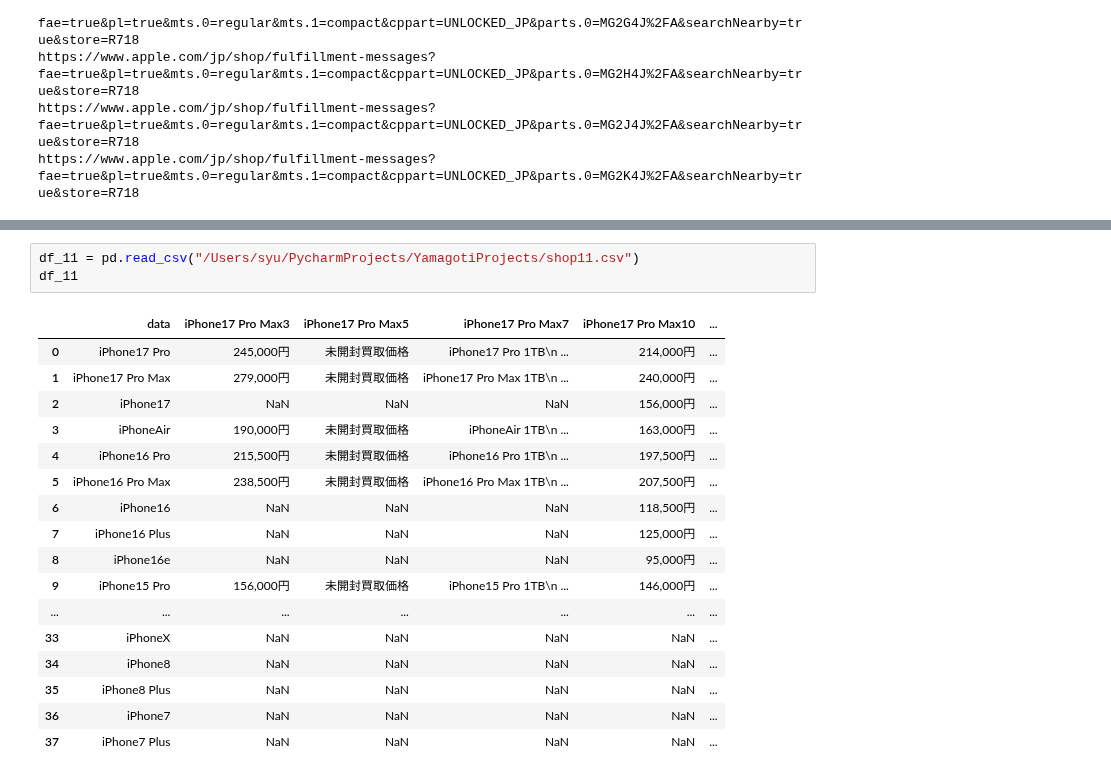
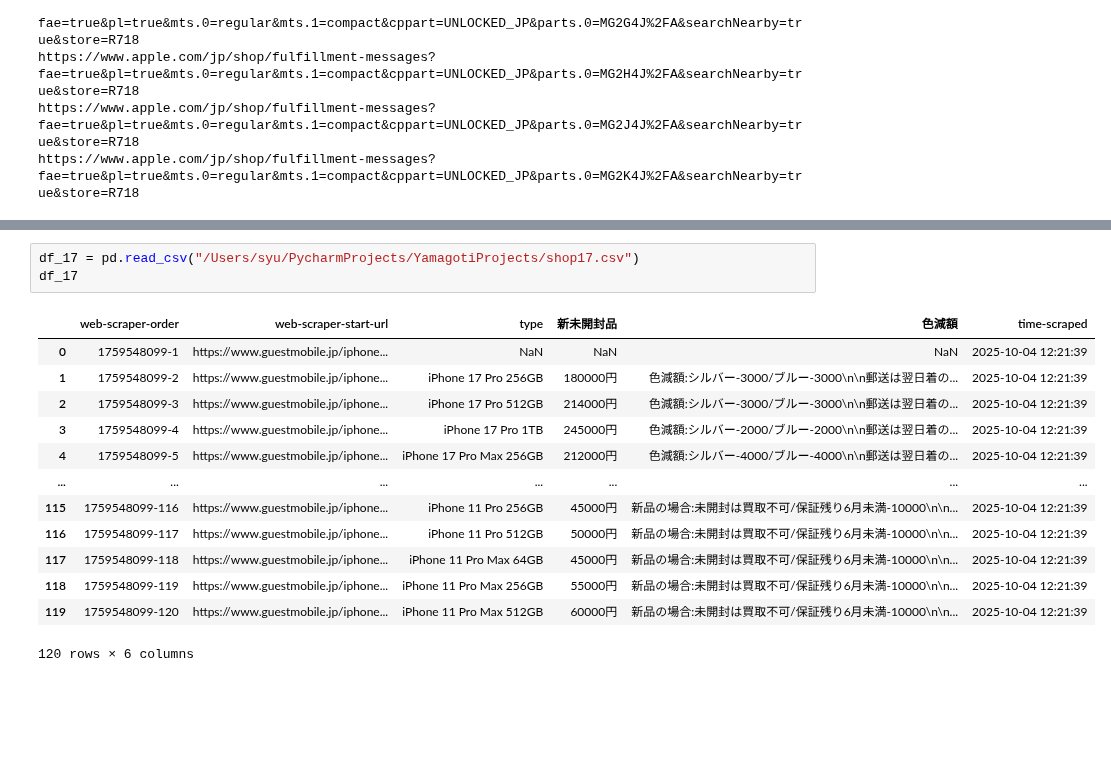
Before and after one commit to zhujiansamuel/YamagotiProjects, a Jupyter notebook: 代码验证.ipynb, the cells around one changed output, grey strips where cells are left out. Cells and saved outputs as stored; diff of their text form; blank space fills up the shorter version.

```diff
--- a/代码验证.ipynb
+++ b/代码验证.ipynb
@@ -1315,22 +2753,18 @@ def clean_shop11(df: pd.DataFrame) -> pd.DataFrame:
 # %%
-df_11 = pd.read_csv("/Users/syu/PycharmProjects/YamagotiProjects/shop11.csv")
-df_11
+df_17 = pd.read_csv("/Users/syu/PycharmProjects/YamagotiProjects/shop17.csv")
+df_17
 # %% [output]
-|  | data | iPhone17 Pro Max3 | iPhone17 Pro Max5 | iPhone17 Pro Max7 | iPhone17 Pro Max10 | ... |
-| 0 | iPhone17 Pro | 245,000円 | 未開封買取価格 | iPhone17 Pro 1TB\n ... | 214,000円 | ... |
-| 1 | iPhone17 Pro Max | 279,000円 | 未開封買取価格 | iPhone17 Pro Max 1TB\n ... | 240,000円 | ... |
-| 2 | iPhone17 | NaN | NaN | NaN | 156,000円 | ... |
-| 3 | iPhoneAir | 190,000円 | 未開封買取価格 | iPhoneAir 1TB\n ... | 163,000円 | ... |
-| 4 | iPhone16 Pro | 215,500円 | 未開封買取価格 | iPhone16 Pro 1TB\n ... | 197,500円 | ... |
-| 5 | iPhone16 Pro Max | 238,500円 | 未開封買取価格 | iPhone16 Pro Max 1TB\n ... | 207,500円 | ... |
-| 6 | iPhone16 | NaN | NaN | NaN | 118,500円 | ... |
-| 7 | iPhone16 Plus | NaN | NaN | NaN | 125,000円 | ... |
-| 8 | iPhone16e | NaN | NaN | NaN | 95,000円 | ... |
-| 9 | iPhone15 Pro | 156,000円 | 未開封買取価格 | iPhone15 Pro 1TB\n ... | 146,000円 | ... |
+|  | web-scraper-order | web-scraper-start-url | type | 新未開封品 | 色減額 | time-scraped |
+| 0 | 1759548099-1 | https://www.guestmobile.jp/iphone... | NaN | NaN | NaN | 2025-10-04 12:21:39 |
+| 1 | 1759548099-2 | https://www.guestmobile.jp/iphone... | iPhone 17 Pro 256GB | 180000円 | 色減額:シルバー-3000/ブルー-3000\n\n郵送は翌日着の... | 2025-10-04 12:21:39 |
+| 2 | 1759548099-3 | https://www.guestmobile.jp/iphone... | iPhone 17 Pro 512GB | 214000円 | 色減額:シルバー-3000/ブルー-3000\n\n郵送は翌日着の... | 2025-10-04 12:21:39 |
+| 3 | 1759548099-4 | https://www.guestmobile.jp/iphone... | iPhone 17 Pro 1TB | 245000円 | 色減額:シルバー-2000/ブルー-2000\n\n郵送は翌日着の... | 2025-10-04 12:21:39 |
+| 4 | 1759548099-5 | https://www.guestmobile.jp/iphone... | iPhone 17 Pro Max 256GB | 212000円 | 色減額:シルバー-4000/ブルー-4000\n\n郵送は翌日着の... | 2025-10-04 12:21:39 |
 | ... | ... | ... | ... | ... | ... | ... |
-| 33 | iPhoneX | NaN | NaN | NaN | NaN | ... |
-| 34 | iPhone8 | NaN | NaN | NaN | NaN | ... |
-| 35 | iPhone8 Plus | NaN | NaN | NaN | NaN | ... |
-| 36 | iPhone7 | NaN | NaN | NaN | NaN | ... |
-| 37 | iPhone7 Plus | NaN | NaN | NaN | NaN | ... |
+| 115 | 1759548099-116 | https://www.guestmobile.jp/iphone... | iPhone 11 Pro 256GB | 45000円 | 新品の場合:未開封は買取不可/保証残り6月未満-10000\n\n... | 2025-10-04 12:21:39 |
+| 116 | 1759548099-117 | https://www.guestmobile.jp/iphone... | iPhone 11 Pro 512GB | 50000円 | 新品の場合:未開封は買取不可/保証残り6月未満-10000\n\n... | 2025-10-04 12:21:39 |
+| 117 | 1759548099-118 | https://www.guestmobile.jp/iphone... | iPhone 11 Pro Max 64GB | 45000円 | 新品の場合:未開封は買取不可/保証残り6月未満-10000\n\n... | 2025-10-04 12:21:39 |
+| 118 | 1759548099-119 | https://www.guestmobile.jp/iphone... | iPhone 11 Pro Max 256GB | 55000円 | 新品の場合:未開封は買取不可/保証残り6月未満-10000\n\n... | 2025-10-04 12:21:39 |
+| 119 | 1759548099-120 | https://www.guestmobile.jp/iphone... | iPhone 11 Pro Max 512GB | 60000円 | 新品の場合:未開封は買取不可/保証残り6月未満-10000\n\n... | 2025-10-04 12:21:39 |
+120 rows × 6 columns
 # %%
```
Also changed, not shown: parts of 6 cells of this notebook, 5 other files.
